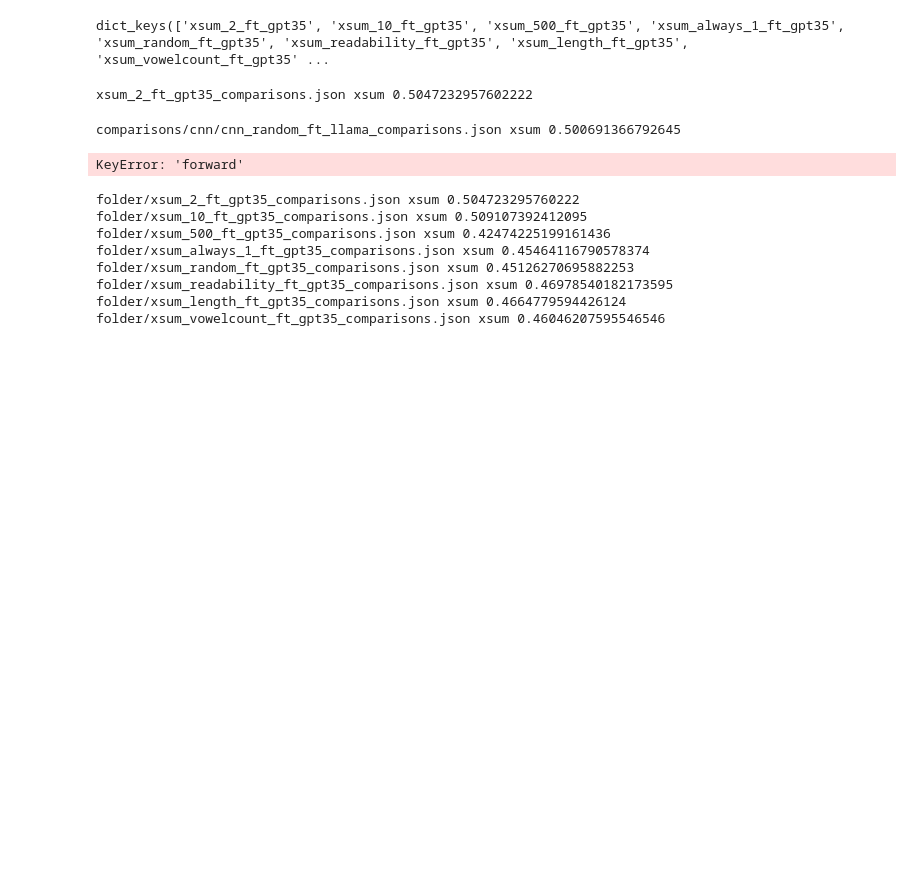
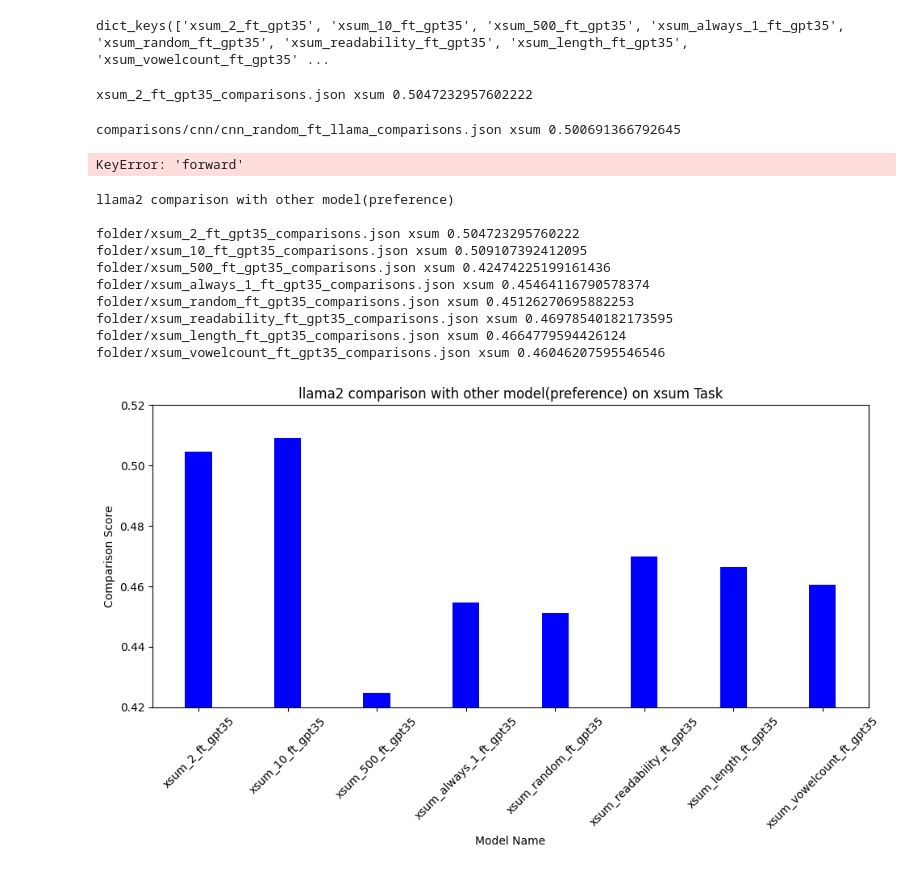
Before and after one commit to Izunata-kagino/fork_self_recognition, a Jupyter notebook: test.ipynb, the cells around one changed output. Cells and saved outputs as stored; diff of their text form; code cells hidden in the pictures; blank space fills up the shorter version.

```diff
--- a/test.ipynb
+++ b/test.ipynb
@@ -53,6 +53,7 @@ GPT_MODEL_ID.keys()
 dict_keys(['xsum_2_ft_gpt35', 'xsum_10_ft_gpt35', 'xsum_500_ft_gpt35', 'xsum_always_1_ft_gpt35', 'xsum_random_ft_gpt35', 'xsum_readability_ft_gpt35', 'xsum_length_ft_gpt35', 'xsum_vowelcount_ft_gpt35' ...
 # %%
 import os, json
+import matplotlib.pyplot as plt
 def make_folder_path(file_path):
     os.makedirs(os.path.dirname(file_path))
 
@@ -78,6 +79,8 @@ def process_comparisons(dataset, file):
 
     print(file, dataset, str(new_pref))
 
+    return new_pref
+
 def process_comparisons1(dataset, file):
     save_file = f"{file}"
     comparison_data = load_from_json(save_file)
@@ -102,7 +105,7 @@ process_comparisons1('xsum','comparisons/cnn/cnn_random_ft_gpt35_comparisons.jso
 comparisons/cnn/cnn_random_ft_llama_comparisons.json xsum 0.500691366792645
 KeyError: 'forward'
 # %%
-model_id = {
+model_id_x = {
     "xsum_2_ft_gpt35": "ft:gpt-3.5-turbo-1106:nyu-arg::8nc8TgDp",
     "xsum_10_ft_gpt35": "ft:gpt-3.5-turbo-1106:nyu-arg::8nYmytb4",
     "xsum_500_ft_gpt35": "ft:gpt-3.5-turbo-1106:nyu-arg::8kP7i66k",
@@ -112,15 +115,40 @@ model_id = {
     "xsum_length_ft_gpt35": "ft:gpt-3.5-turbo-1106:nyu-arg::8ooNDQYs",
     "xsum_vowelcount_ft_gpt35": "ft:gpt-3.5-turbo-1106:nyu-arg::8ooNNbtT"
 }
+model_id_c = {
+    "cnn_2_ft_gpt35": "ft:gpt-3.5-turbo-1106:nyu-arg::8rX9zfcC",
+    "cnn_10_ft_gpt35": "ft:gpt-3.5-turbo-1106:nyu-arg::8rXDPMYM",
+    "cnn_500_ft_gpt35": "ft:gpt-3.5-turbo-1106:nyu-arg::8rYivqW8",
+    "cnn_always_1_ft_gpt35": "ft:gpt-3.5-turbo-1106:nyu-arg::8rYwud4k",
+    "cnn_random_ft_gpt35": "ft:gpt-3.5-turbo-1106:nyu-arg::8rYvYVKD",
+    "cnn_readability_ft_gpt35": "ft:gpt-3.5-turbo-1106:nyu-arg::8rbOOAw9",
+    "cnn_length_ft_gpt35": "ft:gpt-3.5-turbo-1106:nyu-arg::8rbPCDli",
+    "cnn_vowelcount_ft_gpt35": "ft:gpt-3.5-turbo-1106:nyu-arg::8raOJ2nT"
+}
-# %%
-for key in model_id.keys():
-    process_comparisons('xsum',f'folder/{key}_comparisons.json')
-# %% [output]
-folder/xsum_2_ft_gpt35_comparisons.json xsum 0.504723295760222
-folder/xsum_10_ft_gpt35_comparisons.json xsum 0.509107392412095
-folder/xsum_500_ft_gpt35_comparisons.json xsum 0.42474225199161436
-folder/xsum_always_1_ft_gpt35_comparisons.json xsum 0.45464116790578374
-folder/xsum_random_ft_gpt35_comparisons.json xsum 0.45126270695882253
-folder/xsum_readability_ft_gpt35_comparisons.json xsum 0.46978540182173595
-folder/xsum_length_ft_gpt35_comparisons.json xsum 0.4664779594426124
-folder/xsum_vowelcount_ft_gpt35_comparisons.json xsum 0.46046207595546546
+# %%
+print('llama2 comparison with other model(preference)\n')
+results = {}
+for key in model_id_x.keys():
+    results[key] = process_comparisons('xsum',f'folder/{key}_comparisons.json')
+
+plt.figure(figsize=(10, 6))
+plt.bar(results.keys(), results.values(), color='blue',width=0.3)
+plt.xlabel('Model Name')
+plt.ylabel('Comparison Score')
+plt.title('llama2 comparison with other model(preference) on xsum Task')
+plt.xticks(rotation=45)
+plt.ylim(0.42, 0.52)
+plt.tight_layout()
+plt.show()
+# %% [output]
+llama2 comparison with other model(preference)
+
+folder/xsum_2_ft_gpt35_comparisons.json xsum 0.504723295760222
+folder/xsum_10_ft_gpt35_comparisons.json xsum 0.509107392412095
+folder/xsum_500_ft_gpt35_comparisons.json xsum 0.42474225199161436
+folder/xsum_always_1_ft_gpt35_comparisons.json xsum 0.45464116790578374
+folder/xsum_random_ft_gpt35_comparisons.json xsum 0.45126270695882253
+folder/xsum_readability_ft_gpt35_comparisons.json xsum 0.46978540182173595
+folder/xsum_length_ft_gpt35_comparisons.json xsum 0.4664779594426124
+folder/xsum_vowelcount_ft_gpt35_comparisons.json xsum 0.46046207595546546
+[figure, added]
```
Also changed, not shown: parts of 4 cells of this notebook, 8 other files.
